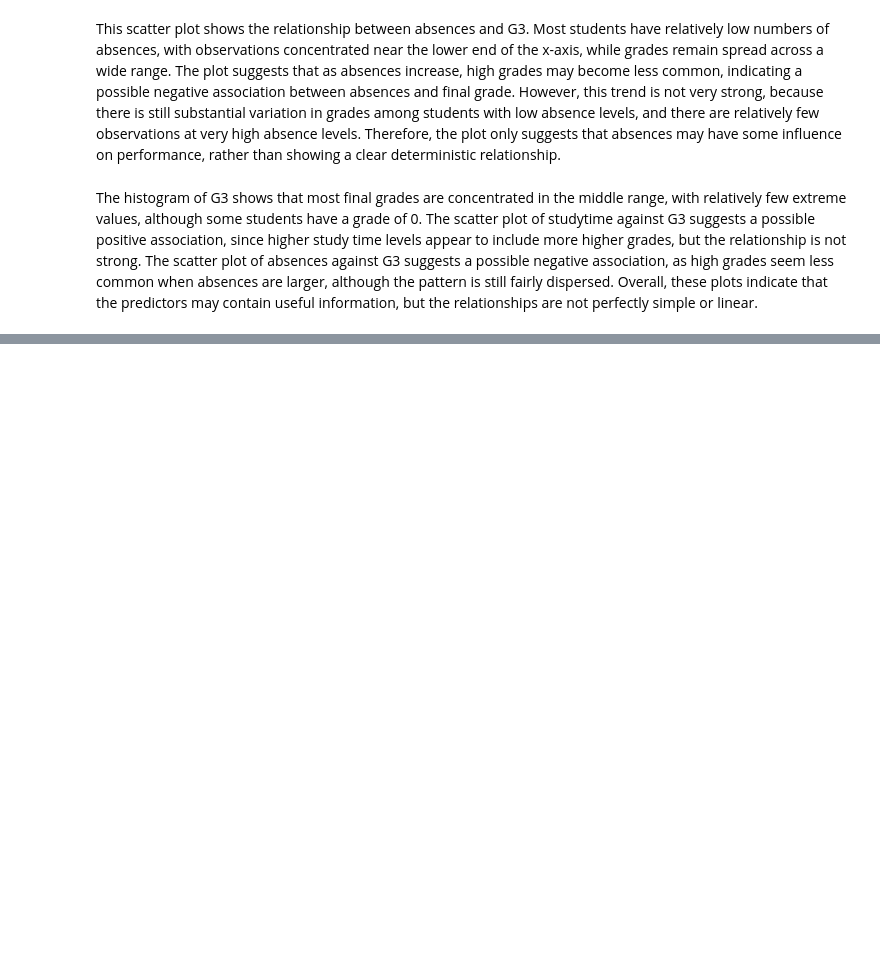
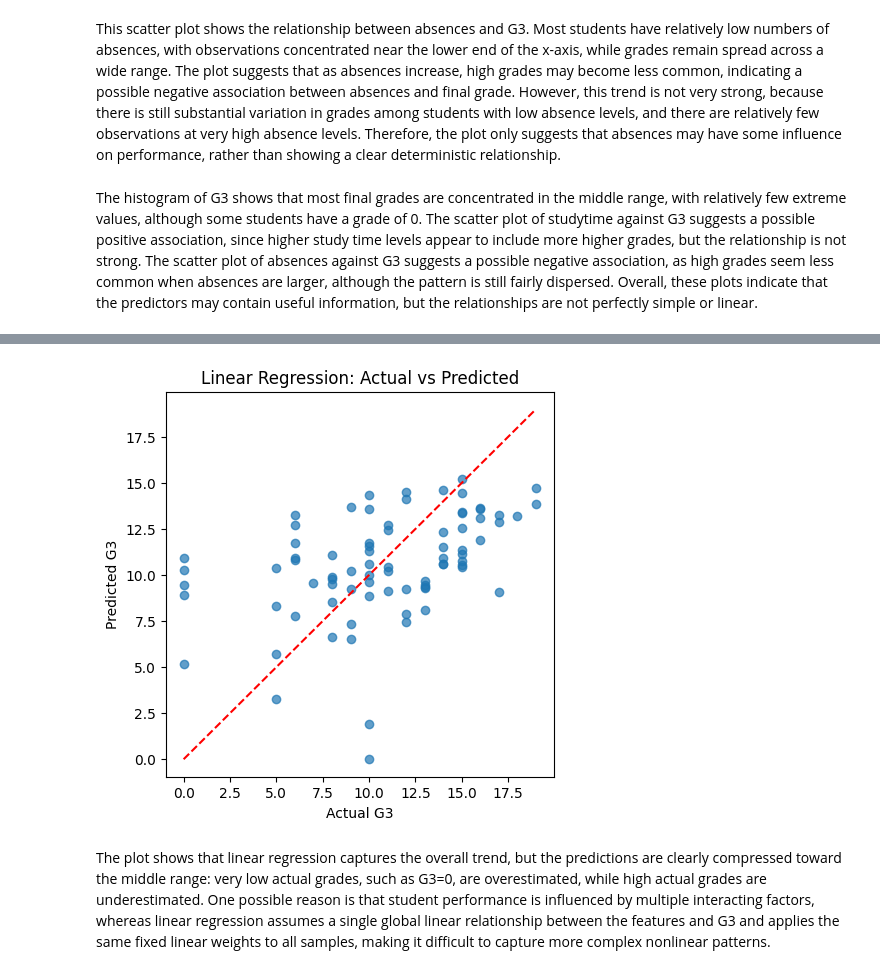
Before and after one commit to zvrv6256-uol/2604-individual-project, a Jupyter notebook: code.ipynb, the cells around one changed output, grey strips where cells are left out. Cells and saved outputs as stored; diff of their text form; code cells hidden in the pictures; blank space fills up the shorter version.

Commit message:
linear regression and analyze the plot

```diff
--- a/code.ipynb
+++ b/code.ipynb
@@ -132,3 +132,26 @@ plt.show()
 This scatter plot shows the relationship between absences and G3. Most students have relatively low numbers of absences, with observations concentrated near the lower end of the x-axis, while grades remain spread across a wide range. The plot suggests that as absences increase, high grades may become less common, indicating a possible negative association between absences and final grade. However, this trend is not very strong, because there is still substantial variation in grades among students with low absence levels, and there are relatively few observations at very high absence levels. Therefore, the plot only suggests that absences may have some influence on performance, rather than showing a clear deterministic relationship.
 # %% [markdown]
 The histogram of G3 shows that most final grades are concentrated in the middle range, with relatively few extreme values, although some students have a grade of 0. The scatter plot of studytime against G3 suggests a possible positive association, since higher study time levels appear to include more higher grades, but the relationship is not strong. The scatter plot of absences against G3 suggests a possible negative association, as high grades seem less common when absences are larger, although the pattern is still fairly dispersed. Overall, these plots indicate that the predictors may contain useful information, but the relationships are not perfectly simple or linear.
+# %%
+# Train/test split
+X_train, X_test, y_train, y_test = train_test_split(
+    X_encoded, y, test_size=0.2, random_state=42
+)
+
+print("X_train shape:", X_train.shape)
+print("X_test shape:", X_test.shape)
+print("y_train shape:", y_train.shape)
+print("y_test shape:", y_test.shape)
+
+lin_model = LinearRegression()
+lin_model.fit(X_train, y_train)
+y_pred_lin = lin_model.predict(X_test)
+
+mae_lin = mean_absolute_error(y_test, y_pred_lin)
+rmse_lin = np.sqrt(mean_squared_error(y_test, y_pred_lin))
+
+print("Linear Regression")
+print("MAE :", round(mae_lin, 3))
+print("RMSE:", round(rmse_lin, 3))
+print("Intercept:", round(lin_model.intercept_, 3))
+print("Number of coefficients:", len(lin_model.coef_))
@@ -134,0 +168,14 @@ The histogram of G3 shows that most final grades are concentrated in the middle
+# %%
+plt.figure(figsize=(5, 5))
+plt.scatter(y_test, y_pred_lin, alpha=0.7)
+plt.plot([y_test.min(), y_test.max()],
+         [y_test.min(), y_test.max()],
+         "r--")
+plt.title("Linear Regression: Actual vs Predicted")
+plt.xlabel("Actual G3")
+plt.ylabel("Predicted G3")
+plt.show()
+# %% [output]
+[figure, added]
+# %% [markdown]
+The plot shows that linear regression captures the overall trend, but the predictions are clearly compressed toward the middle range: very low actual grades, such as G3=0, are overestimated, while high actual grades are underestimated. One possible reason is that student performance is influenced by multiple interacting factors, whereas linear regression assumes a single global linear relationship between the features and G3 and applies the same fixed linear weights to all samples, making it difficult to capture more complex nonlinear patterns.
```
Also changed, not shown: parts of 1 cell of this notebook.
